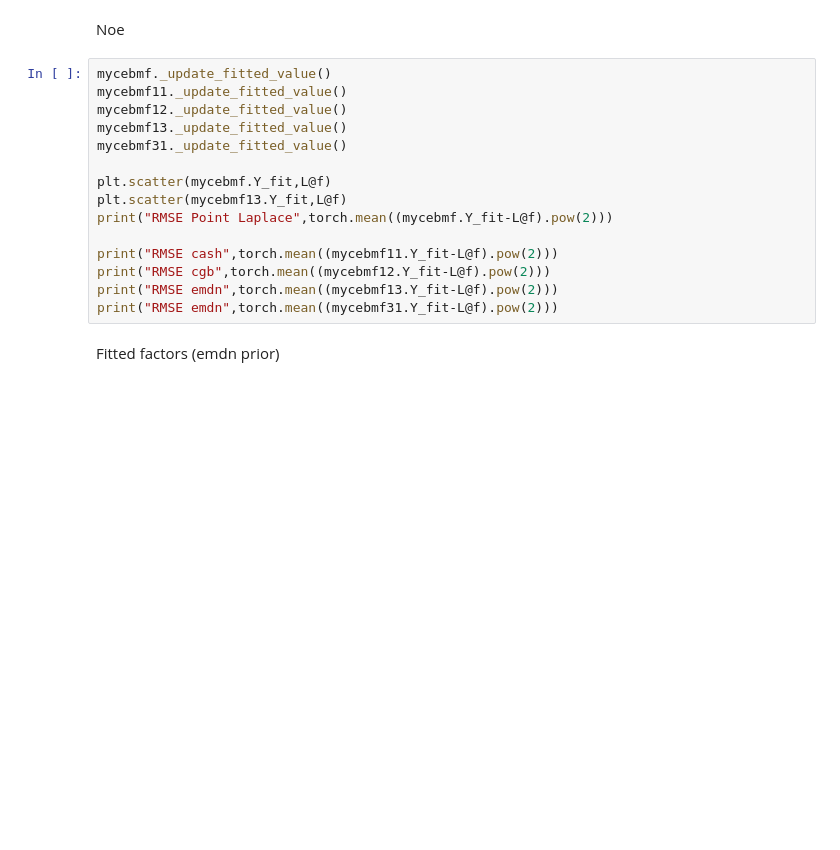
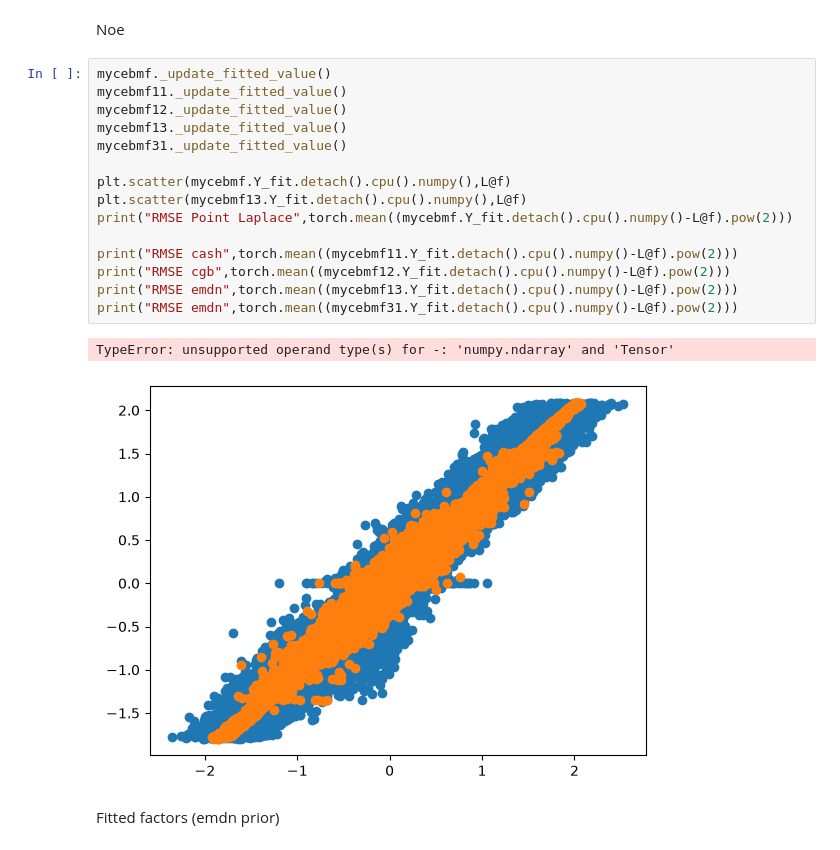
Before and after one commit to william-denault/cebmf_torch, a Jupyter notebook: examples/Tiled-clustering model.ipynb, the cells around one changed output. Drawn from its saved outputs; the diff is of its cells as text; blank space fills up the shorter version.

```diff
--- a/examples/Tiled-clustering model.ipynb
+++ b/examples/Tiled-clustering model.ipynb
@@ -232,18 +391,21 @@ Noe
 # %%
 mycebmf._update_fitted_value()
 mycebmf11._update_fitted_value()
 mycebmf12._update_fitted_value()
 mycebmf13._update_fitted_value()
 mycebmf31._update_fitted_value()
 
-plt.scatter(mycebmf.Y_fit,L@f)
-plt.scatter(mycebmf13.Y_fit,L@f)
-print("RMSE Point Laplace",torch.mean((mycebmf.Y_fit-L@f).pow(2)))
+plt.scatter(mycebmf.Y_fit.detach().cpu().numpy(),L@f)
+plt.scatter(mycebmf13.Y_fit.detach().cpu().numpy(),L@f)
+print("RMSE Point Laplace",torch.mean((mycebmf.Y_fit.detach().cpu().numpy()-L@f).pow(2)))
 
-print("RMSE cash",torch.mean((mycebmf11.Y_fit-L@f).pow(2)))
-print("RMSE cgb",torch.mean((mycebmf12.Y_fit-L@f).pow(2)))
-print("RMSE emdn",torch.mean((mycebmf13.Y_fit-L@f).pow(2)))
-print("RMSE emdn",torch.mean((mycebmf31.Y_fit-L@f).pow(2)))
+print("RMSE cash",torch.mean((mycebmf11.Y_fit.detach().cpu().numpy()-L@f).pow(2)))
+print("RMSE cgb",torch.mean((mycebmf12.Y_fit.detach().cpu().numpy()-L@f).pow(2)))
+print("RMSE emdn",torch.mean((mycebmf13.Y_fit.detach().cpu().numpy()-L@f).pow(2)))
+print("RMSE emdn",torch.mean((mycebmf31.Y_fit.detach().cpu().numpy()-L@f).pow(2)))
+# %% [output]
+TypeError: unsupported operand type(s) for -: 'numpy.ndarray' and 'Tensor'
+[figure, added]
 # %% [markdown]
 Fitted factors (emdn prior)
 # %%
```
Also changed, not shown: parts of 15 cells of this notebook, 1 other file.
